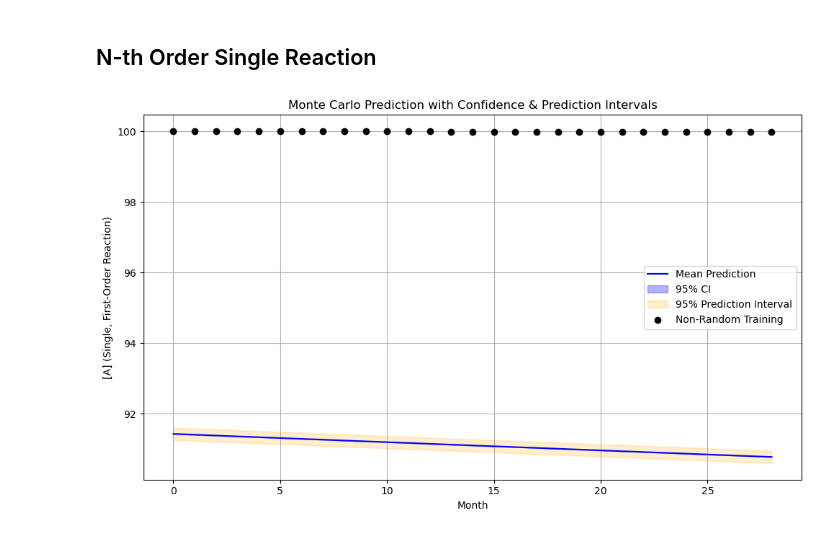
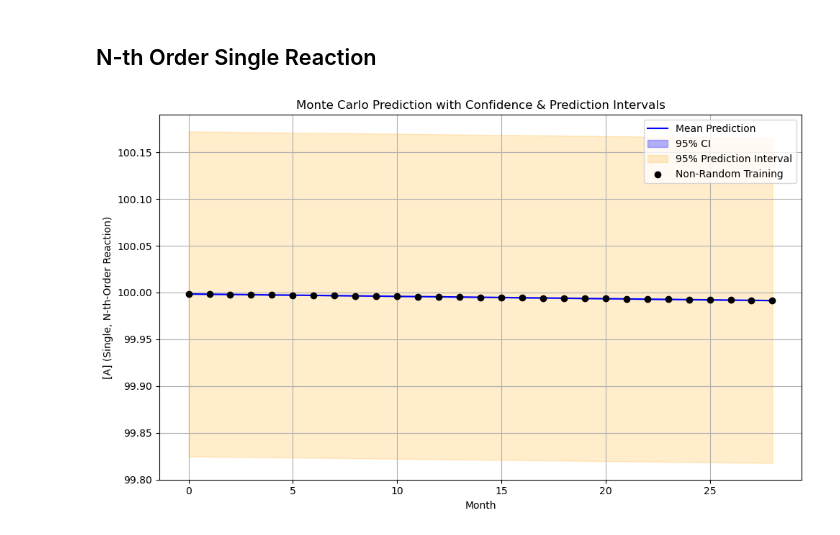
Before and after one commit to louiswids/skripsi, a Jupyter notebook: reproduce_simulation.ipynb, the cells around one changed output. Saved outputs shown, nothing was run; the diff lists cells and outputs as text; code cells hidden in the pictures.

Commit message:
fix randomisation error and compare with true data for single n-th order

```diff
--- a/reproduce_simulation.ipynb
+++ b/reproduce_simulation.ipynb
@@ -12,7 +12,7 @@ from scipy.stats import t, norm
 from scipy.optimize import least_squares
 
 gas_const = scipy.constants.gas_constant
-RAND_FACTOR = 0.000001
+RAND_FACTOR = 0.00001
 T_ref = 278
 N_MONTHS = 29
 N_SIMULATION = 999
@@ -381,7 +381,7 @@ for i in range (N_MONTHS):
 
         noisy_target = df_train['[B]'] + (random.random() * RAND_FACTOR)
 
-        result_B_non_random = least_squares(
+        result_B = least_squares(
             residuals_B_n_single,
             initial_guess_n_single,
             args=(df_train, noisy_target ),
@@ -428,19 +428,19 @@ pi_upper_B_n = mean_pred_B_n + (np.array(prediction_width_B_n) / 2)
 # %%
 months = np.arange(N_MONTHS)
 
 plt.figure(figsize=(10, 6))
 plt.plot(months, np.array(mean_pred_A_n)[0], label='Mean Prediction', color='blue')
 plt.fill_between(months, ci_lower_A_n[0], ci_upper_A_n[0], color='blue', alpha=0.3, label='95% CI')
 plt.fill_between(months, pi_lower_A_n[0], pi_upper_A_n[0], color='orange', alpha=0.2, label='95% Prediction Interval')
 
 plt.scatter(months, preds_A_n, color='black', label='Non-Random Training', zorder=5)
 # plt.scatter(months, df_test[df_test['Temp (K)'] == 313.15]['[A]'], color='purple', label='True Data', zorder=5)
 plt.xlabel("Month")
-plt.ylabel("[A] (Single, First-Order Reaction)")
+plt.ylabel("[A] (Single, N-th-Order Reaction)")
 plt.title("Monte Carlo Prediction with Confidence & Prediction Intervals")
 plt.legend()
 plt.grid(True)
 plt.tight_layout()
 plt.show()
 # %% [output]
-[figure, old version]
+[figure, new version]
```
Also changed, not shown: parts of 6 cells of this notebook.
